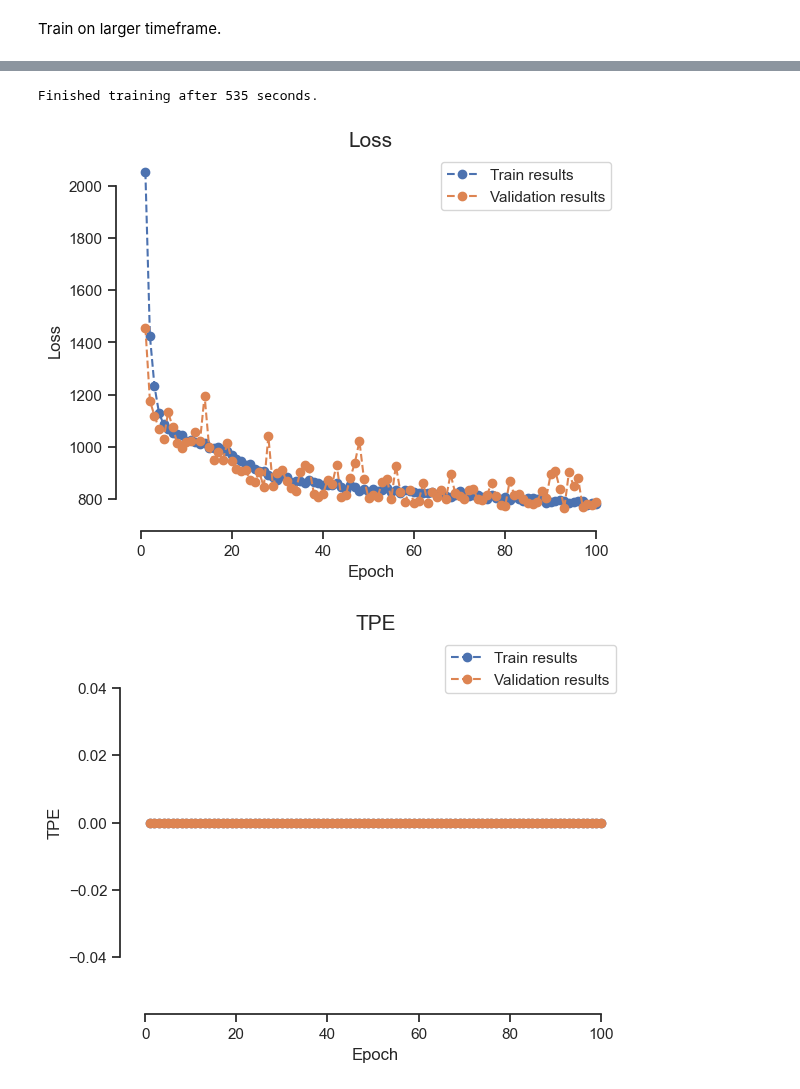
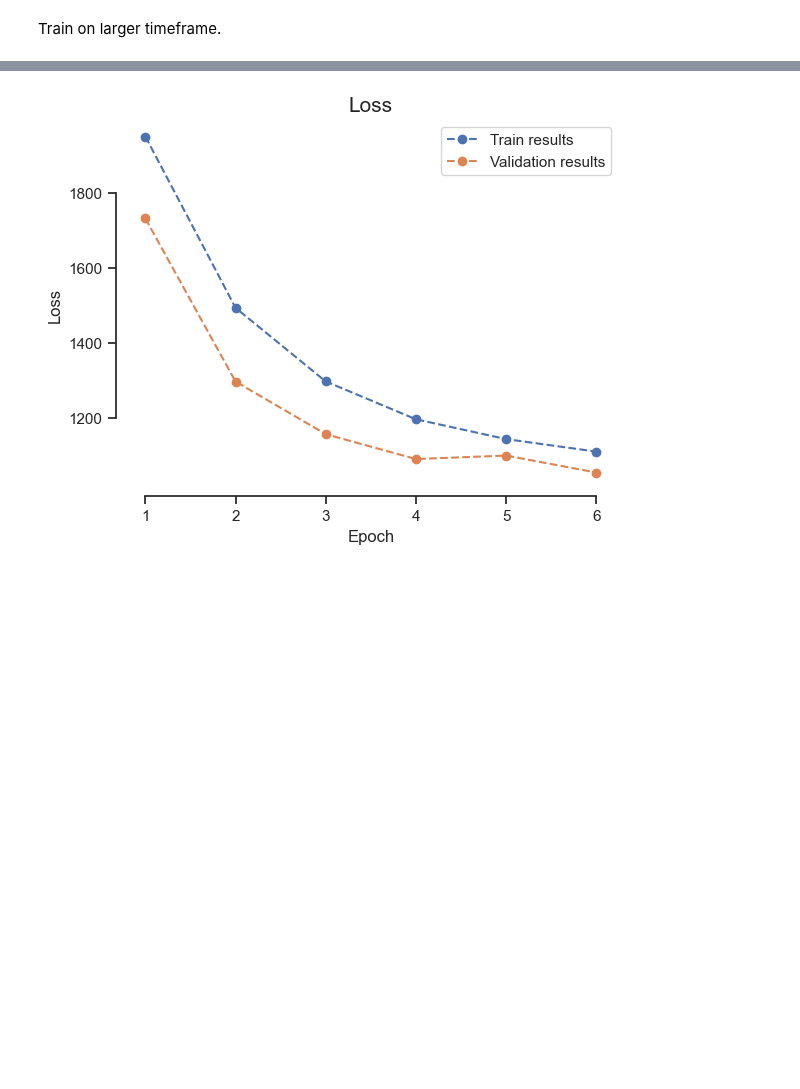
Before and after one commit to justusm00/ebc-project, a Jupyter notebook: MLP.ipynb, the cells around one changed output, grey strips where cells are left out. Cells and saved outputs as stored; diff of their text form; code cells hidden in the pictures; blank space fills up the shorter version.

Commit message:
fixed early stopper so that it considers loss instead of accuracy

```diff
--- a/MLP.ipynb
+++ b/MLP.ipynb
@@ -164,7 +164,7 @@ def run_training(model, optimizer, num_epochs, train_dataloader, val_dataloader,
     train_losses, val_losses = [],[]
 
     if early_stopper:
-        ES = EarlyStopper(patience = patience)
+        ES = EarlyStopper(verbose=verbose, patience = patience)
 
     # initialize old loss value varibale
     val_loss_old = 0
@@ -187,6 +187,7 @@ def run_training(model, optimizer, num_epochs, train_dataloader, val_dataloader,
 
             ES.check_criterion(epoch_val_loss, val_loss_old)
             if ES.early_stop:
+                print("Early stopping")
                 model = ES.load_checkpoint()
                 break
         # Save biggest
@@ -250,15 +252,20 @@ Finished training after 6 seconds.
 # %% [markdown]
 Train on larger timeframe.
 # %%
+from torch.optim.lr_scheduler import ReduceLROnPlateau
+
 # Initialize the model
 model = MLP(num_data, num_labels, num_hidden_units=30, num_hidden_layers=4)
 # Set loss function and optimizer
 criterion = nn.MSELoss()
 lr = 10**(-3)
 optimizer = optim.Adam(model.parameters(), lr=lr)
+scheduler = ReduceLROnPlateau(optimizer, mode='min', factor=0.1, patience=10,
+                              threshold=0.0001, threshold_mode='rel', cooldown=0, min_lr=0)
 
-num_epochs = 100
 
-train_losses, val_losses, train_tpes, val_tpes = run_training(model, optimizer, num_epochs, trainloader, valloader,
-                                                              criterion, verbose=True)
+num_epochs = 200
+
+train_losses, val_losses = run_training(model, optimizer, num_epochs, trainloader, valloader,
+                 loss_fn=nn.MSELoss(), patience=5, early_stopper=True, scheduler=None, verbose=True)
 # %% [output]
@@ -282,6 +280,4 @@ Train loss: 782.23, val loss: 789.85, train acc: 0.000, val acc 0.000
-Finished training after 535 seconds.
-[figure, old version]
+[figure, new version]
-[figure, removed]
 # %%
 # Save the model
 torch.save(model.state_dict(), 'model_saves/mlp_1.pth' )
```
Also changed, not shown: parts of 2 cells of this notebook, 2 other files.
